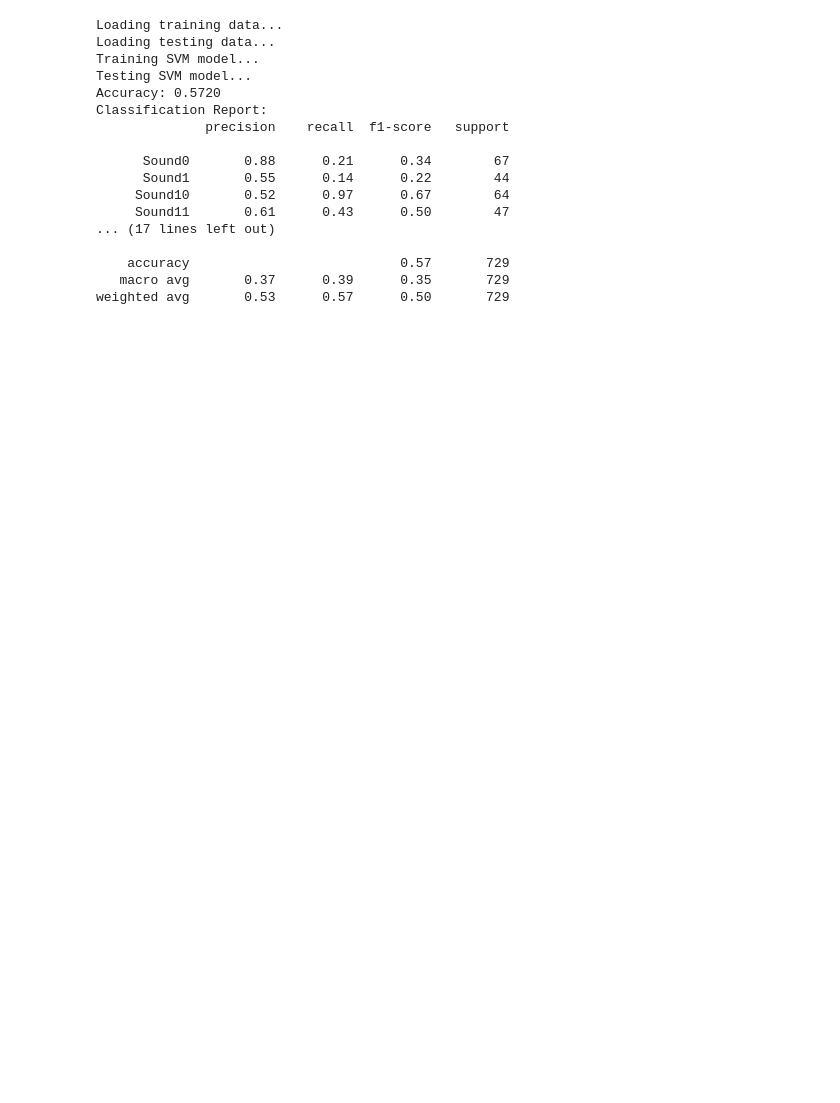
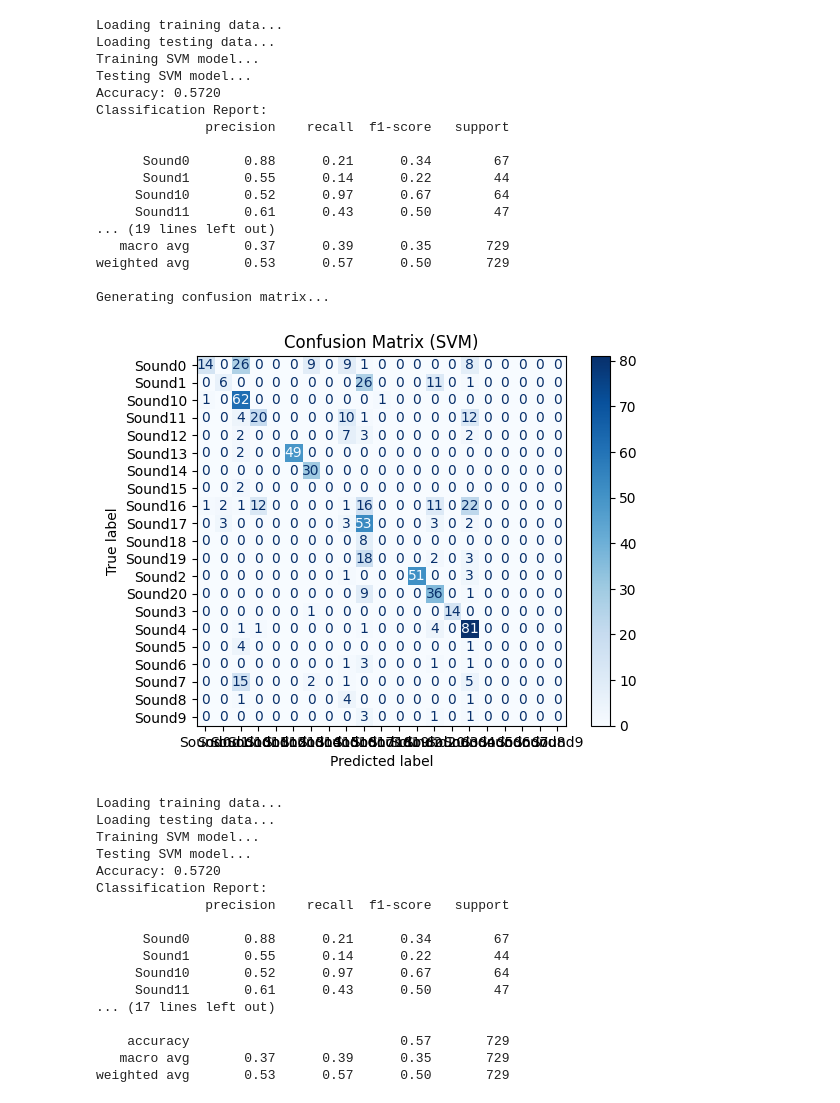
Before and after one commit to KhoiJJJ/NCKH, a Jupyter notebook: machine-learning/trainingdata.ipynb, the cells around one changed output. Saved outputs shown, nothing was run; the diff lists cells and outputs as text; code cells hidden in the pictures; blank space fills up the shorter version.

```diff
--- a/machine-learning/trainingdata.ipynb
+++ b/machine-learning/trainingdata.ipynb
@@ -72,4 +38,67 @@ def load_and_extract_features_from_folders(base_dir, sr=16000, n_mfcc=13):
     return np.array(audio_features), np.array(labels)
+# %%
+# Hàm train và test mô hình SVM
+def train_and_test_svm_with_confusion_matrix(train_dir, test_dir, sr=16000, n_mfcc=13):
+    # Load dữ liệu
+    print("Loading training data...")
+    X_train, y_train = load_and_extract_features_from_folders(train_dir, sr, n_mfcc)
+
+    print("Loading testing data...")
+    X_test, y_test = load_and_extract_features_from_folders(test_dir, sr, n_mfcc)
+
+    # Chuẩn hóa dữ liệu
+    scaler = StandardScaler()
+    X_train = scaler.fit_transform(X_train)
+    X_test = scaler.transform(X_test)
+
+    # Huấn luyện mô hình SVM
+    print("Training SVM model...")
+    svm = SVC(kernel='rbf', random_state=42)
+    svm.fit(X_train, y_train)
+
+    # Dự đoán trên tập test
+    print("Testing SVM model...")
+    y_pred = svm.predict(X_test)
+
+    # Tính toán độ chính xác
+    accuracy = accuracy_score(y_test, y_pred)
+    print(f"Accuracy: {accuracy:.4f}")
+    print("Classification Report:")
+    print(classification_report(y_test, y_pred))
+
+    # Vẽ ma trận nhầm lẫn
+    print("Generating confusion matrix...")
+    cm = confusion_matrix(y_test, y_pred)
+    disp = ConfusionMatrixDisplay(confusion_matrix=cm, display_labels=np.unique(y_train))
+    disp.plot(cmap=plt.cm.Blues)
+    plt.title("Confusion Matrix (SVM)")
+    plt.show()
+
+# Thư mục dữ liệu
+train_dir = r'C:\Users\USER\Downloads\SV_NCKH_audio_event\Train'
+test_dir = r'C:\Users\USER\Downloads\SV_NCKH_audio_event\Test'
+
+# Gọi hàm huấn luyện và đánh giá
+train_and_test_svm_with_confusion_matrix(train_dir, test_dir)
+# %% [output]
+Loading training data...
+Loading testing data...
+Training SVM model...
+Testing SVM model...
+Accuracy: 0.5720
+Classification Report:
+              precision    recall  f1-score   support
+
+      Sound0       0.88      0.21      0.34        67
+      Sound1       0.55      0.14      0.22        44
+     Sound10       0.52      0.97      0.67        64
+     Sound11       0.61      0.43      0.50        47
+... (19 lines left out)
+   macro avg       0.37      0.39      0.35       729
+weighted avg       0.53      0.57      0.50       729
+
+Generating confusion matrix...
+[figure, added]
 # %%
 def train_and_test_svm(train_dir, test_dir, sr=16000, n_mfcc=13):
     # Load training data
```
Also changed, not shown: parts of 5 cells of this notebook, 4 other files.
